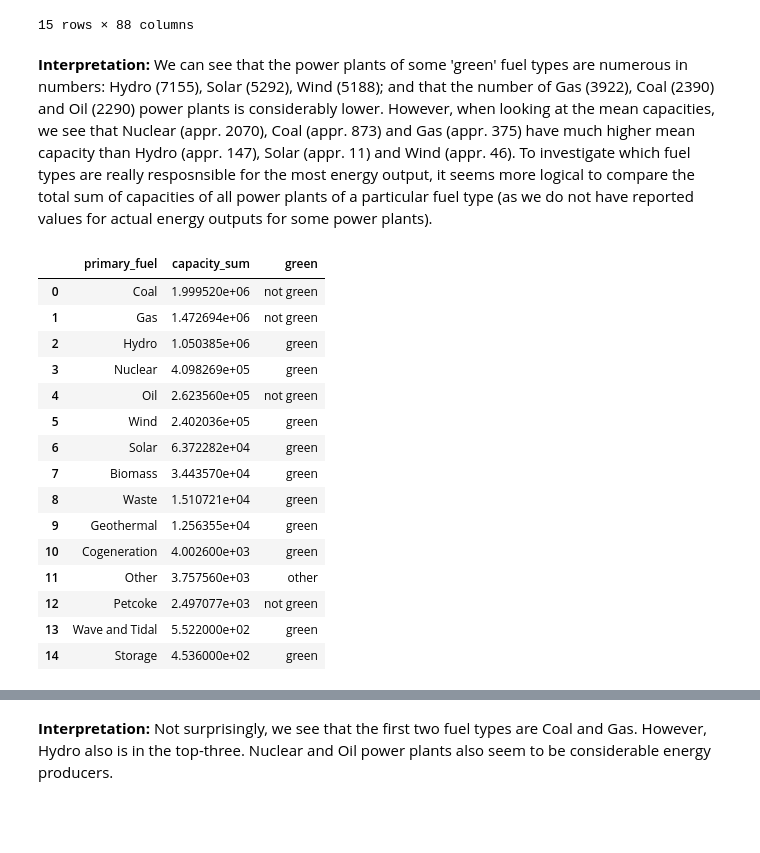
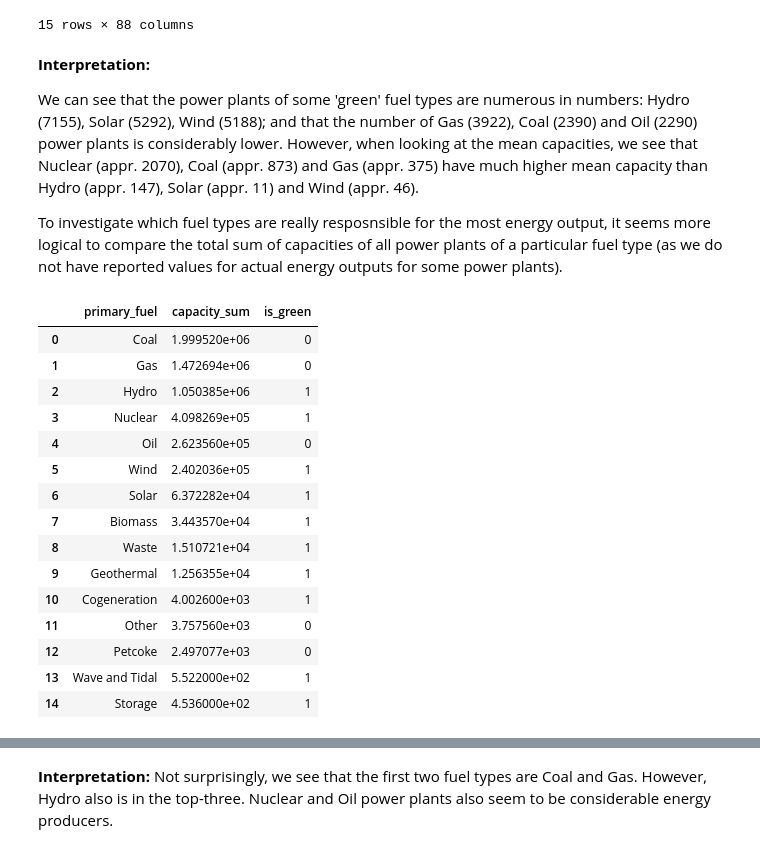
Before and after one commit to fravl/DataMadness-2021-GlobalPowerPlants, a Jupyter notebook: Final notebook Karina interpretations.ipynb, the cells around one changed output, grey strips where cells are left out. Cells and saved outputs as stored; diff of their text form; code cells hidden in the pictures; blank space fills up the shorter version.

```diff
--- a/Final notebook Karina interpretations.ipynb
+++ b/Final notebook Karina interpretations.ipynb
@@ -22,7 +26,7 @@ pd.options.mode.chained_assignment = None  # default='warn'
 # Reads global powerplant data data from CSV, drops irrelevant columns, splits df (see output),
 # and re-indexes df with gppdf_idnr as index
 def read_clean_and_split():
-    df = pd.read_csv("global_power_plant_database.csv")
+    df = pd.read_csv("data\global_power_plant_database.csv")
     df_all = df.drop(['country_long', 'url', 'geolocation_source', 'wepp_id'], axis=1)
 
     df_ts = (df_all.dropna(how='all', subset=['generation_gwh_2013', 'generation_gwh_2014', 'generation_gwh_2015', 'generation_gwh_2016', 'generation_gwh_2017'])
@@ -71,37 +76,40 @@ fueltype.describe()
 15 rows × 88 columns
 # %% [markdown]
 **Interpretation:**
-We can see that the power plants of some 'green' fuel types are numerous in numbers: Hydro (7155), Solar (5292), Wind (5188); and that the number of Gas (3922), Coal (2390) and Oil (2290) power plants is considerably lower. However, when looking at the mean capacities, we see that Nuclear (appr. 2070), Coal (appr. 873) and Gas (appr. 375) have much higher mean capacity than Hydro (appr. 147), Solar (appr. 11) and Wind (appr. 46). To investigate which fuel types are really resposnsible for the most energy output, it seems more logical to compare the total sum of capacities of all power plants of a particular fuel type (as we do not have reported values for actual energy outputs for some power plants).
+
+We can see that the power plants of some 'green' fuel types are numerous in numbers: Hydro (7155), Solar (5292), Wind (5188); and that the number of Gas (3922), Coal (2390) and Oil (2290) power plants is considerably lower. However, when looking at the mean capacities, we see that Nuclear (appr. 2070), Coal (appr. 873) and Gas (appr. 375) have much higher mean capacity than Hydro (appr. 147), Solar (appr. 11) and Wind (appr. 46).
+
+To investigate which fuel types are really resposnsible for the most energy output, it seems more logical to compare the total sum of capacities of all power plants of a particular fuel type (as we do not have reported values for actual energy outputs for some power plants).
 # %%
-#Green fuels = 1, non-green fuels = 0, other = 2 ???
+#Green fuels = 1, non-green fuels = 0, other = 0 (other is also 0 for simplicity)
 green_map = dict.fromkeys(['Hydro', 'Nuclear', 'Wind', 'Solar', 'Biomass', 'Waste', 'Geothermal', 'Cogeneration', 'Wave and Tidal', 'Storage'], 1)
 green_map.update(dict.fromkeys(['Coal', 'Gas', 'Oil', 'Petcoke'], 0))
-green_map.update(dict.fromkeys(['Other'], -1))
+green_map.update(dict.fromkeys(['Other'], 0))
 # %%
 capacity = fueltype.agg(**{'capacity_sum': pd.NamedAgg(column='capacity_mw', aggfunc='sum')})
 capacity = capacity.sort_values(by='capacity_sum', ascending = False)
 # https://www.geeksforgeeks.org/adding-new-column-to-existing-dataframe-in-pandas/
 green = ['not green','not green','green','green','not green','green','green','green','green','green','green','other','not green','green','green']
-capacity['green'] = green
 capacity = capacity.reset_index()
+capacity['is_green'] = capacity['primary_fuel'].apply(lambda x: green_map[x])
 capacity
 # %% [output]
-|  | primary_fuel | capacity_sum | green |
-| 0 | Coal | 1.999520e+06 | not green |
-| 1 | Gas | 1.472694e+06 | not green |
-| 2 | Hydro | 1.050385e+06 | green |
-| 3 | Nuclear | 4.098269e+05 | green |
-| 4 | Oil | 2.623560e+05 | not green |
-| 5 | Wind | 2.402036e+05 | green |
-| 6 | Solar | 6.372282e+04 | green |
-| 7 | Biomass | 3.443570e+04 | green |
-| 8 | Waste | 1.510721e+04 | green |
-| 9 | Geothermal | 1.256355e+04 | green |
-| 10 | Cogeneration | 4.002600e+03 | green |
-| 11 | Other | 3.757560e+03 | other |
-| 12 | Petcoke | 2.497077e+03 | not green |
-| 13 | Wave and Tidal | 5.522000e+02 | green |
-| 14 | Storage | 4.536000e+02 | green |
+|  | primary_fuel | capacity_sum | is_green |
+| 0 | Coal | 1.999520e+06 | 0 |
+| 1 | Gas | 1.472694e+06 | 0 |
+| 2 | Hydro | 1.050385e+06 | 1 |
+| 3 | Nuclear | 4.098269e+05 | 1 |
+| 4 | Oil | 2.623560e+05 | 0 |
+| 5 | Wind | 2.402036e+05 | 1 |
+| 6 | Solar | 6.372282e+04 | 1 |
+| 7 | Biomass | 3.443570e+04 | 1 |
+| 8 | Waste | 1.510721e+04 | 1 |
+| 9 | Geothermal | 1.256355e+04 | 1 |
+| 10 | Cogeneration | 4.002600e+03 | 1 |
+| 11 | Other | 3.757560e+03 | 0 |
+| 12 | Petcoke | 2.497077e+03 | 0 |
+| 13 | Wave and Tidal | 5.522000e+02 | 1 |
+| 14 | Storage | 4.536000e+02 | 1 |
 # %%
 # https://stackoverflow.com/questions/57340415/matplotlib-bar-plot-add-legend-from-categories-dataframe-column
 plt.style.use('seaborn')
```
Also changed, not shown: parts of 109 cells of this notebook, 11 other files.
